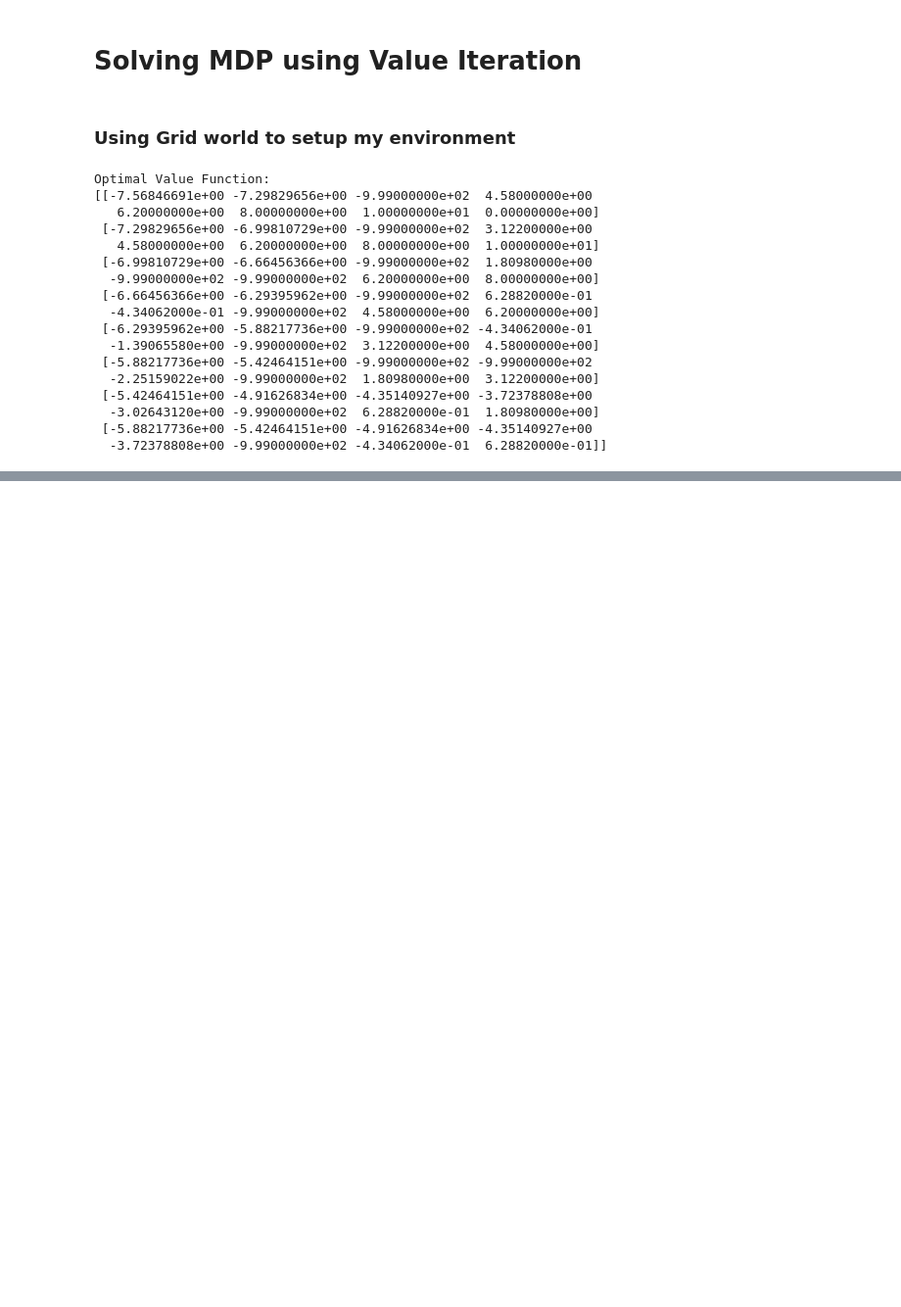
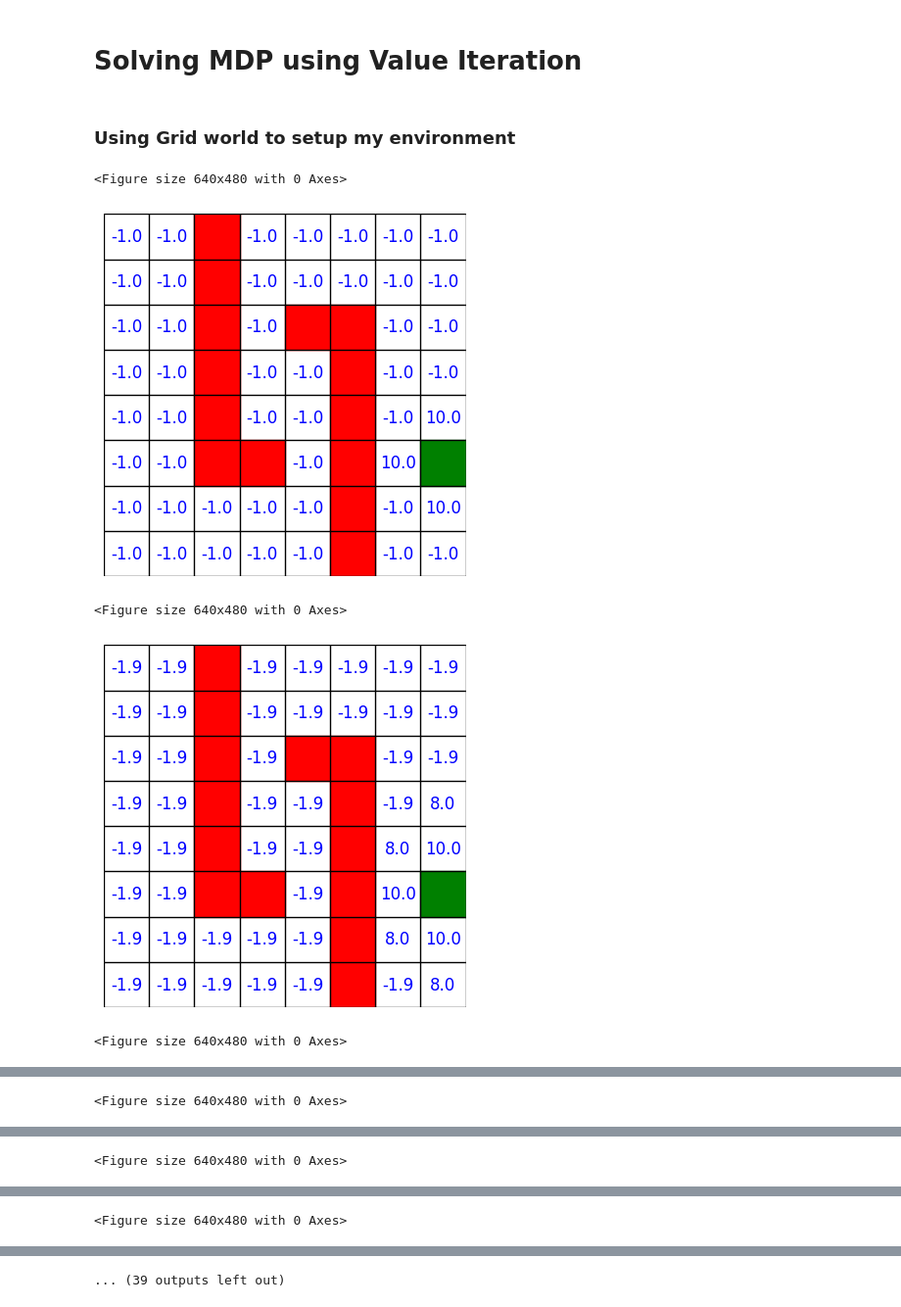
Before and after one commit to keyurborad5/Value-iteration-on-MDP, a Jupyter notebook: Value_iteration.ipynb, the cells around one changed output, grey strips where cells are left out. Shown at 98% size. Drawn from its saved outputs; the diff is of its cells as text; code cells hidden in the pictures; blank space fills up the shorter version.

```diff
--- a/Value_iteration.ipynb
+++ b/Value_iteration.ipynb
@@ -4,6 +4,10 @@
 ### Using Grid world to setup my environment
 # %%
 import numpy as np
+import matplotlib
+import matplotlib.pyplot as plt
+import time
+
 
 class GridWorld:
     def __init__(self, rows, cols, start, goal, obstacles):
@@ -43,6 +47,37 @@ class GridWorld:
             return (row, col + 1)
         return state
 
+    def plot_grid(self, values):
+        # Plot the grid values
+        fig, ax = plt.subplots()
+        for i in range(rows):
+            for j in range(cols):
+                value = values[i, j]
+                if value == -999:
+                    ax.add_patch(matplotlib.patches.Rectangle((j, rows - i - 1), 1, 1, color="red"))  # Obstacles
+                elif value == 0:
+                    ax.add_patch(matplotlib.patches.Rectangle((j, rows - i - 1), 1, 1, color="green"))  # Obstacles
+                else:
+                    ax.text(j + 0.5, rows - i - 1 + 0.5, f"{value:.1f}",
+                            ha="center", va="center", fontsize=12, color="blue")
+
+        # Draw grid lines
+        for x in range(cols + 1):
+            ax.axvline(x, color='black', linewidth=1)
+        for y in range(rows + 1):
+            ax.axhline(y, color='black', linewidth=1)
+
+        # Set axis limits and aspect ratio
+        ax.set_xlim(0, cols)
+        ax.set_ylim(0, rows)
+        ax.set_aspect('equal')
+        ax.axis('off')
+
+        # Show the plot
+        plt.show()
+        # time.sleep(1)
+
+
     def value_iteration(self, discount_factor=0.9, theta=0.001):
         """Perform value iteration to compute optimal policy."""
         values = np.zeros((self.rows, self.cols))  # Initialize value function to zeros
@@ -70,48 +105,40 @@ class GridWorld:
 
                     new_values[row][col] = max_value
                     delta = max(delta, abs(new_values[row][col] - values[row][col]))
 
             values = new_values
+            # Plot the grid values after each iteration and see how it changes
+
+            self.plot_grid(values)
+
 
             if delta < theta:  # Stop when values converge
                 break
 
         return values
 
 # Define grid world parameters
 rows = 8
 cols = 8
 start = (4, 3)
-goal = (0, 7)
+goal = (5, 7)
 obstacles = [(0, 2),(1, 2),(2, 2),(3, 2),(4, 2),(5, 2),
             (2, 5), (3, 5), (4, 5), (5, 5), (6, 5), (7, 5),
              (5,3),
              (2,4),]
 
 # Create grid world instance
 grid_world = GridWorld(rows=rows, cols=cols, start=start, goal=goal, obstacles=obstacles)
 
 # Perform value iteration
 optimal_values = grid_world.value_iteration()
 
 # Print results
 print("Optimal Value Function:")
 print(optimal_values)
 # %% [output]
-Optimal Value Function:
-[[-7.56846691e+00 -7.29829656e+00 -9.99000000e+02  4.58000000e+00
-   6.20000000e+00  8.00000000e+00  1.00000000e+01  0.00000000e+00]
- [-7.29829656e+00 -6.99810729e+00 -9.99000000e+02  3.12200000e+00
-   4.58000000e+00  6.20000000e+00  8.00000000e+00  1.00000000e+01]
- [-6.99810729e+00 -6.66456366e+00 -9.99000000e+02  1.80980000e+00
-  -9.99000000e+02 -9.99000000e+02  6.20000000e+00  8.00000000e+00]
- [-6.66456366e+00 -6.29395962e+00 -9.99000000e+02  6.28820000e-01
-  -4.34062000e-01 -9.99000000e+02  4.58000000e+00  6.20000000e+00]
- [-6.29395962e+00 -5.88217736e+00 -9.99000000e+02 -4.34062000e-01
-  -1.39065580e+00 -9.99000000e+02  3.12200000e+00  4.58000000e+00]
- [-5.88217736e+00 -5.42464151e+00 -9.99000000e+02 -9.99000000e+02
-  -2.25159022e+00 -9.99000000e+02  1.80980000e+00  3.12200000e+00]
- [-5.42464151e+00 -4.91626834e+00 -4.35140927e+00 -3.72378808e+00
-  -3.02643120e+00 -9.99000000e+02  6.28820000e-01  1.80980000e+00]
- [-5.88217736e+00 -5.42464151e+00 -4.91626834e+00 -4.35140927e+00
-  -3.72378808e+00 -9.99000000e+02 -4.34062000e-01  6.28820000e-01]]
+<Figure size 640x480 with 0 Axes>
+[figure, added]
+<Figure size 640x480 with 0 Axes>
+[figure, added]
+<Figure size 640x480 with 0 Axes>
@@ -117,0 +146 @@ Optimal Value Function:
+<Figure size 640x480 with 0 Axes>
@@ -117,0 +148 @@ Optimal Value Function:
+<Figure size 640x480 with 0 Axes>
@@ -117,0 +150 @@ Optimal Value Function:
+<Figure size 640x480 with 0 Axes>
@@ -118,3 +152,4 @@ Optimal Value Function:
+... (39 outputs left out)
 # %%
 import matplotlib
 import matplotlib.pyplot as plt
```
Also changed, not shown: parts of 2 cells of this notebook.
